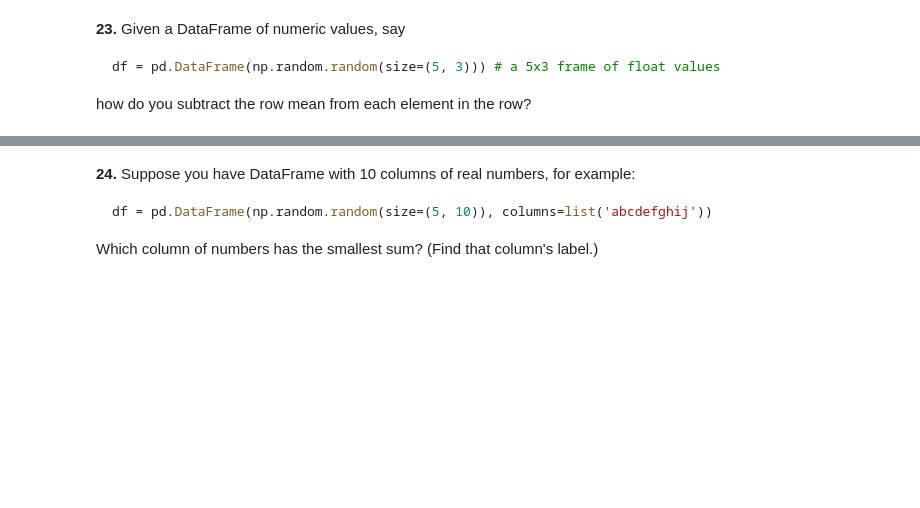
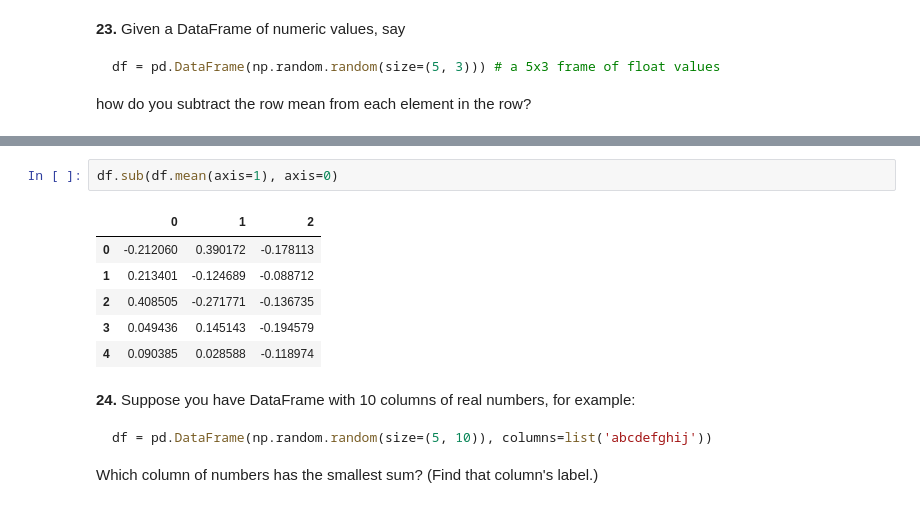
Before and after one commit to mshahiq/AI-DS-Exercises, a Jupyter notebook: Chapter 1/6. Pandas/100-pandas-puzzles.ipynb, the cells around one changed output, grey strips where cells are left out. Drawn from its saved outputs; the diff is of its cells as text; blank space fills up the shorter version.

```diff
--- a/Chapter 1/6. Pandas/100-pandas-puzzles.ipynb
+++ b/Chapter 1/6. Pandas/100-pandas-puzzles.ipynb
@@ -355,3 +387,12 @@ how do you subtract the row mean from each element in the row?
+# %%
+df.sub(df.mean(axis=1), axis=0)
+# %% [output]
+|  | 0 | 1 | 2 |
+| 0 | -0.212060 | 0.390172 | -0.178113 |
+| 1 | 0.213401 | -0.124689 | -0.088712 |
+| 2 | 0.408505 | -0.271771 | -0.136735 |
+| 3 | 0.049436 | 0.145143 | -0.194579 |
+| 4 | 0.090385 | 0.028588 | -0.118974 |
 # %% [markdown]
 **24.** Suppose you have DataFrame with 10 columns of real numbers, for example:
 
```
Also changed, not shown: parts of 4 cells of this notebook.
